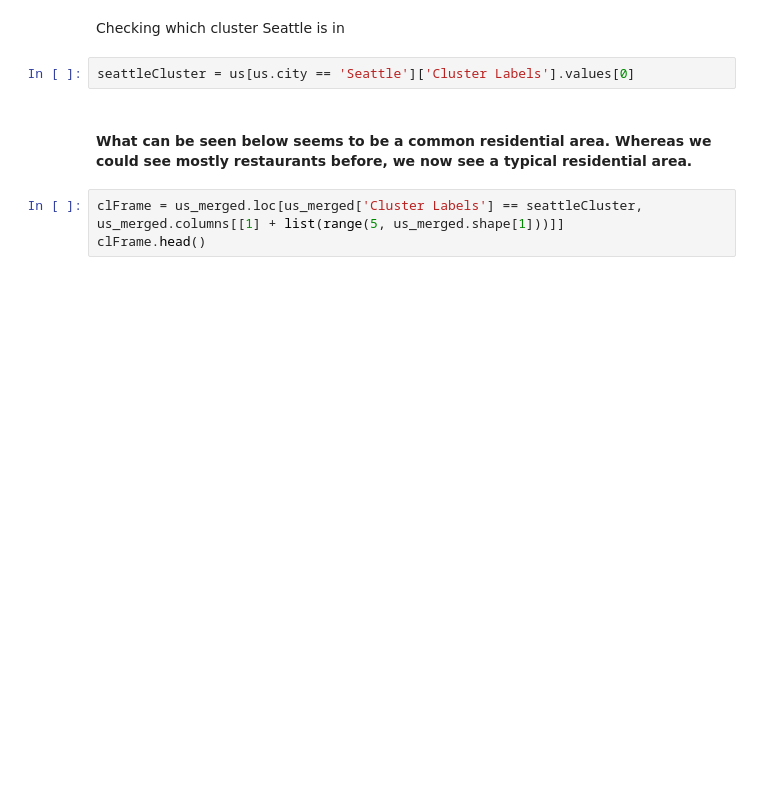
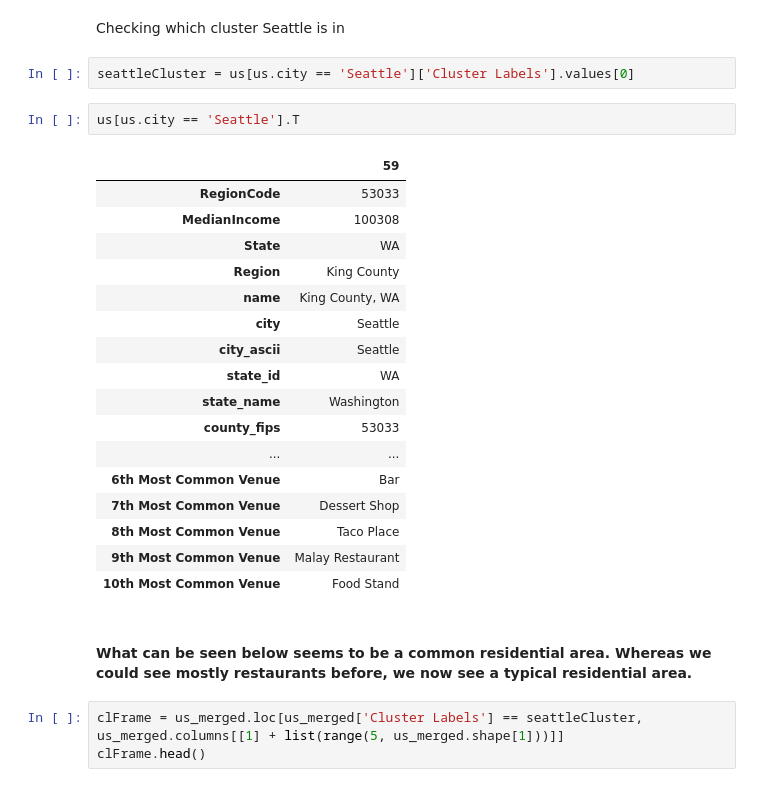
Before and after one commit to 19919/Coursera_Capstone, a Jupyter notebook: Clustering US Towns.ipynb, the cells around one changed output. Saved outputs shown, nothing was run; the diff lists cells and outputs as text; blank space fills up the shorter version.

```diff
--- a/Clustering US Towns.ipynb
+++ b/Clustering US Towns.ipynb
@@ -433,6 +433,26 @@ map_clusters
 Checking which cluster Seattle is in
 # %%
 seattleCluster = us[us.city == 'Seattle']['Cluster Labels'].values[0]
+# %%
+us[us.city == 'Seattle'].T
+# %% [output]
+|  | 59 |
+| RegionCode | 53033 |
+| MedianIncome | 100308 |
+| State | WA |
+| Region | King County |
+| name | King County, WA |
+| city | Seattle |
+| city_ascii | Seattle |
+| state_id | WA |
+| state_name | Washington |
+| county_fips | 53033 |
+| ... | ... |
+| 6th Most Common Venue | Bar |
+| 7th Most Common Venue | Dessert Shop |
+| 8th Most Common Venue | Taco Place |
+| 9th Most Common Venue | Malay Restaurant |
+| 10th Most Common Venue | Food Stand |
 # %% [markdown]
 #### What can be seen below seems to be a common residential area. Whereas we could see mostly restaurants before, we now see a typical residential area.
 # %%
```
Also changed, not shown: parts of 2 cells of this notebook.
